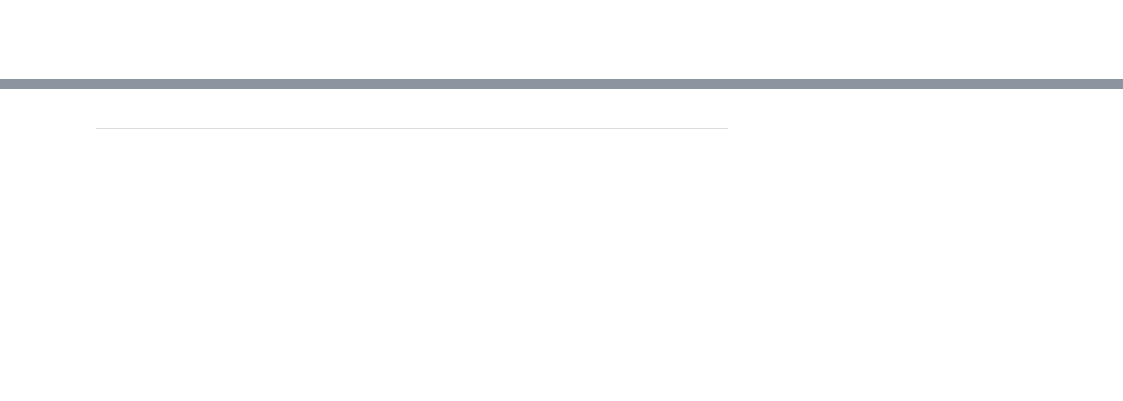
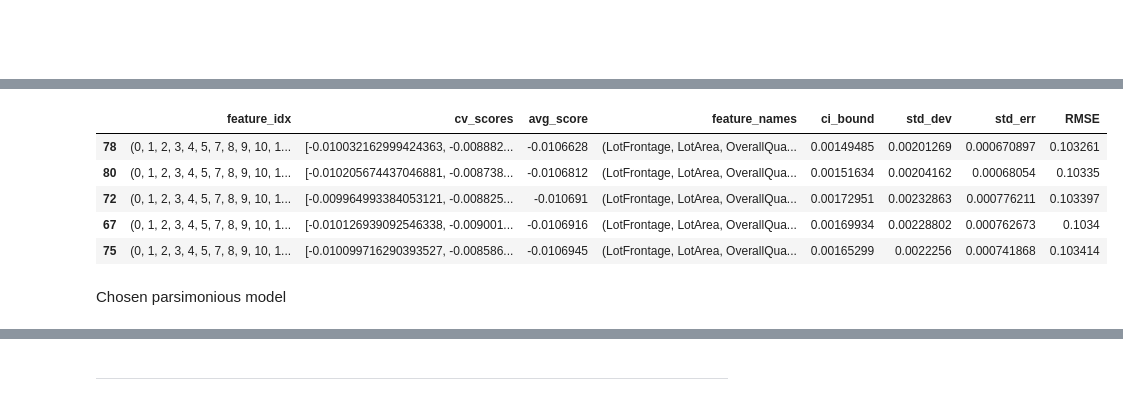
Before and after one commit to W-Tran/advanced-regression-techniques, a Jupyter notebook: advanced-regression-techniques.ipynb, the cells around one changed output, grey strips where cells are left out. Drawn from its saved outputs; the diff is of its cells as text; code cells hidden in the pictures; blank space fills up the shorter version.

```diff
--- a/advanced-regression-techniques.ipynb
+++ b/advanced-regression-techniques.ipynb
@@ -946,0 +1430,16 @@ Lin Regr RMSE: 25955.76257630097
+# %%
+feat_names = list(train_df.columns)
+sfs_pipe = Pipeline([('imputer', SimpleImputer(strategy='median')),
+                     ('lin_regr', LinearRegression())])
+
+sfs = SFS(sfs_pipe,
+          k_features='parsimonious',
+          forward=True,
+          floating=False,
+          verbose=1,
+          scoring='neg_mean_squared_error',
+          cv=10,
+          n_jobs=5
+         )
+
+sfs = sfs.fit(train_df.values, np.log(train_labels['SalePrice'].values), custom_feature_names=feat_names)
@@ -946,0 +1459,15 @@ Lin Regr RMSE: 25955.76257630097
+# %%
+sfs_scores = pd.DataFrame.from_dict(sfs.get_metric_dict()).T
+sfs_scores.to_csv("data/sfs_df_log_response_non_floating.csv", index=False)  # Save the SFS results
+sfs_scores['RMSE'] = (-sfs_scores['avg_score'])**0.5
+# %%
+sfs_scores.sort_values('avg_score', ascending=False).head()
+# %% [output]
+|  | feature_idx | cv_scores | avg_score | feature_names | ci_bound | std_dev | std_err | RMSE |
+| 78 | (0, 1, 2, 3, 4, 5, 7, 8, 9, 10, 1... | [-0.010032162999424363, -0.008882... | -0.0106628 | (LotFrontage, LotArea, OverallQua... | 0.00149485 | 0.00201269 | 0.000670897 | 0.103261 |
+| 80 | (0, 1, 2, 3, 4, 5, 7, 8, 9, 10, 1... | [-0.010205674437046881, -0.008738... | -0.0106812 | (LotFrontage, LotArea, OverallQua... | 0.00151634 | 0.00204162 | 0.00068054 | 0.10335 |
+| 72 | (0, 1, 2, 3, 4, 5, 7, 8, 9, 10, 1... | [-0.009964993384053121, -0.008825... | -0.010691 | (LotFrontage, LotArea, OverallQua... | 0.00172951 | 0.00232863 | 0.000776211 | 0.103397 |
+| 67 | (0, 1, 2, 3, 4, 5, 7, 8, 9, 10, 1... | [-0.010126939092546338, -0.009001... | -0.0106916 | (LotFrontage, LotArea, OverallQua... | 0.00169934 | 0.00228802 | 0.000762673 | 0.1034 |
+| 75 | (0, 1, 2, 3, 4, 5, 7, 8, 9, 10, 1... | [-0.010099716290393527, -0.008586... | -0.0106945 | (LotFrontage, LotArea, OverallQua... | 0.00165299 | 0.0022256 | 0.000741868 | 0.103414 |
+# %% [markdown]
+Chosen parsimonious model
```
Also changed, not shown: parts of 114 cells of this notebook.
